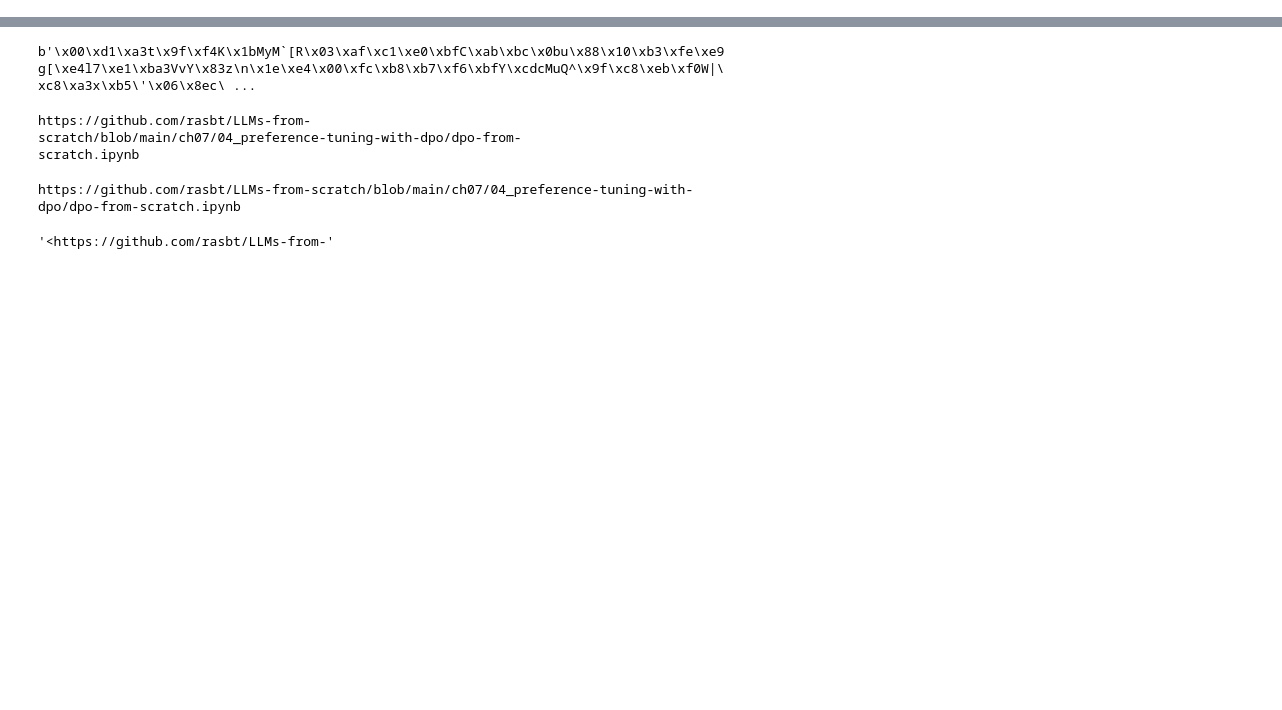
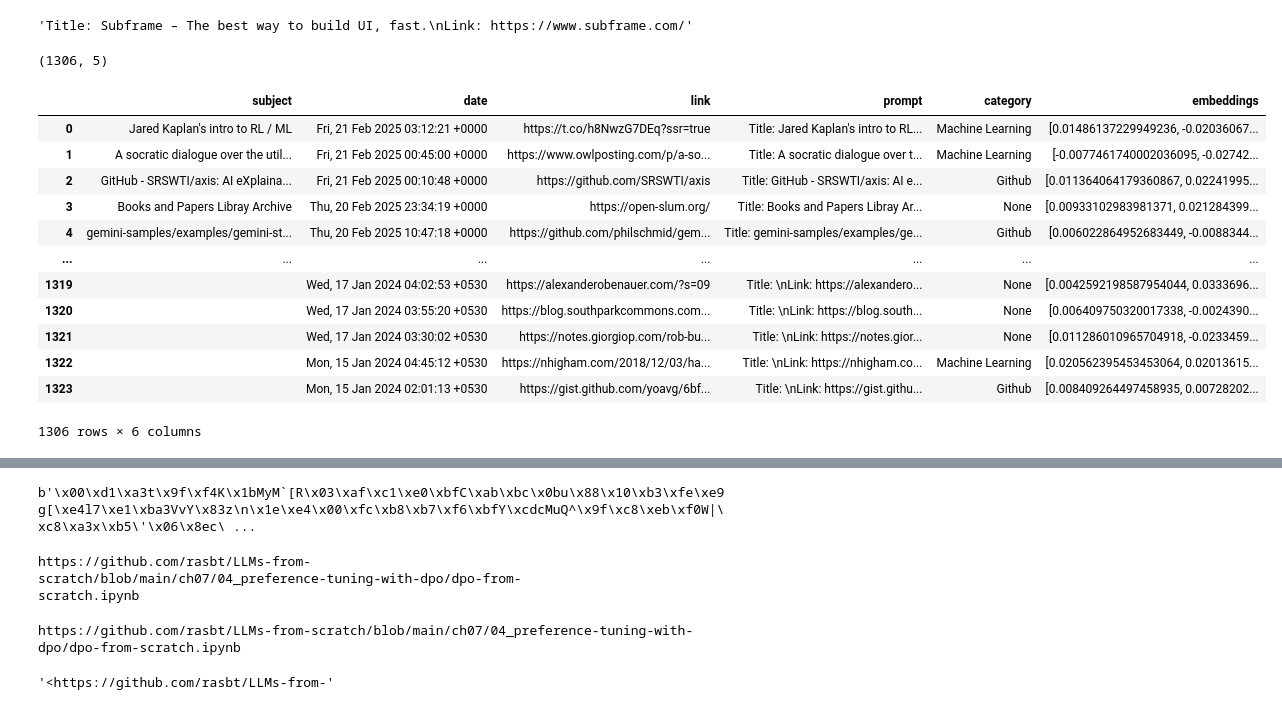
Before and after one commit to sksq96/links, a Jupyter notebook: scripts/scratch.ipynb, the cells around one changed output, grey strips where cells are left out. Drawn from its saved outputs; the diff is of its cells as text; code cells hidden in the pictures; blank space fills up the shorter version.

```diff
--- a/scripts/scratch.ipynb
+++ b/scripts/scratch.ipynb
@@ -0,0 +60,11 @@
+# %%
+categories = []
+for i in tqdm(df['prompt'].values):
+    if "arxiv" in i.lower():
+        categories.append("Arxiv")
+    elif "github" in i.lower():
+        categories.append("Github")
+    else:
+        categories.append(categorize(i))
+# %%
+df['category'] = categories
@@ -0,0 +94,27 @@
+# %%
+df.sample(1).prompt.values[0]
+# %% [output]
+'Title: Subframe – The best way to build UI, fast.\nLink: https://www.subframe.com/'
+# %%
+df = df[df['prompt'].apply(len) < 1000]
+df.shape
+# %% [output]
+(1306, 5)
+# %%
+df = df[df['prompt'].apply(len) < 1000]
+# %%
+df
+# %% [output]
+|  | subject | date | link | prompt | category | embeddings |
+| 0 | Jared Kaplan's intro to RL / ML | Fri, 21 Feb 2025 03:12:21 +0000 | https://t.co/h8NwzG7DEq?ssr=true | Title: Jared Kaplan's intro to RL... | Machine Learning | [0.01486137229949236, -0.02036067... |
+| 1 | A socratic dialogue over the util... | Fri, 21 Feb 2025 00:45:00 +0000 | https://www.owlposting.com/p/a-so... | Title: A socratic dialogue over t... | Machine Learning | [-0.0077461740002036095, -0.02742... |
+| 2 | GitHub - SRSWTI/axis: AI eXplaina... | Fri, 21 Feb 2025 00:10:48 +0000 | https://github.com/SRSWTI/axis | Title: GitHub - SRSWTI/axis: AI e... | Github | [0.011364064179360867, 0.02241995... |
+| 3 | Books and Papers Libray Archive | Thu, 20 Feb 2025 23:34:19 +0000 | https://open-slum.org/ | Title: Books and Papers Libray Ar... | None | [0.00933102983981371, 0.021284399... |
+| 4 | gemini-samples/examples/gemini-st... | Thu, 20 Feb 2025 10:47:18 +0000 | https://github.com/philschmid/gem... | Title: gemini-samples/examples/ge... | Github | [0.006022864952683449, -0.0088344... |
+| ... | ... | ... | ... | ... | ... | ... |
+| 1319 |  | Wed, 17 Jan 2024 04:02:53 +0530 | https://alexanderobenauer.com/?s=09 | Title: \nLink: https://alexandero... | None | [0.0042592198587954044, 0.0333696... |
+| 1320 |  | Wed, 17 Jan 2024 03:55:20 +0530 | https://blog.southparkcommons.com... | Title: \nLink: https://blog.south... | None | [0.006409750320017338, -0.0024390... |
+| 1321 |  | Wed, 17 Jan 2024 03:30:02 +0530 | https://notes.giorgiop.com/rob-bu... | Title: \nLink: https://notes.gior... | None | [0.011286010965704918, -0.0233459... |
+| 1322 |  | Mon, 15 Jan 2024 04:45:12 +0530 | https://nhigham.com/2018/12/03/ha... | Title: \nLink: https://nhigham.co... | Machine Learning | [0.020562395453453064, 0.02013615... |
+| 1323 |  | Mon, 15 Jan 2024 02:01:13 +0530 | https://gist.github.com/yoavg/6bf... | Title: \nLink: https://gist.githu... | Github | [0.008409264497458935, 0.00728202... |
+1306 rows × 6 columns
```
Also changed, not shown: parts of 22 cells of this notebook, 9 other files.
